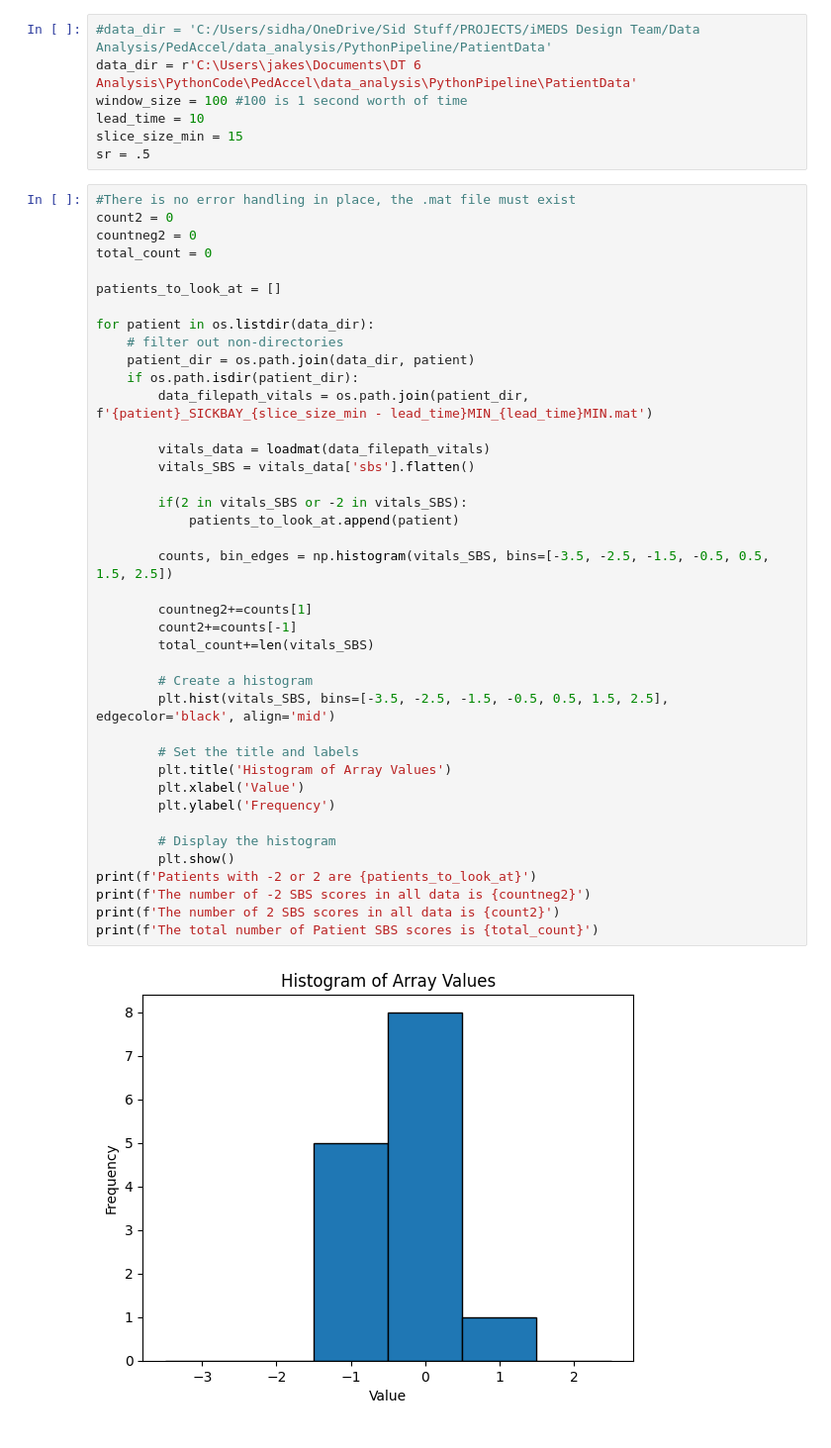
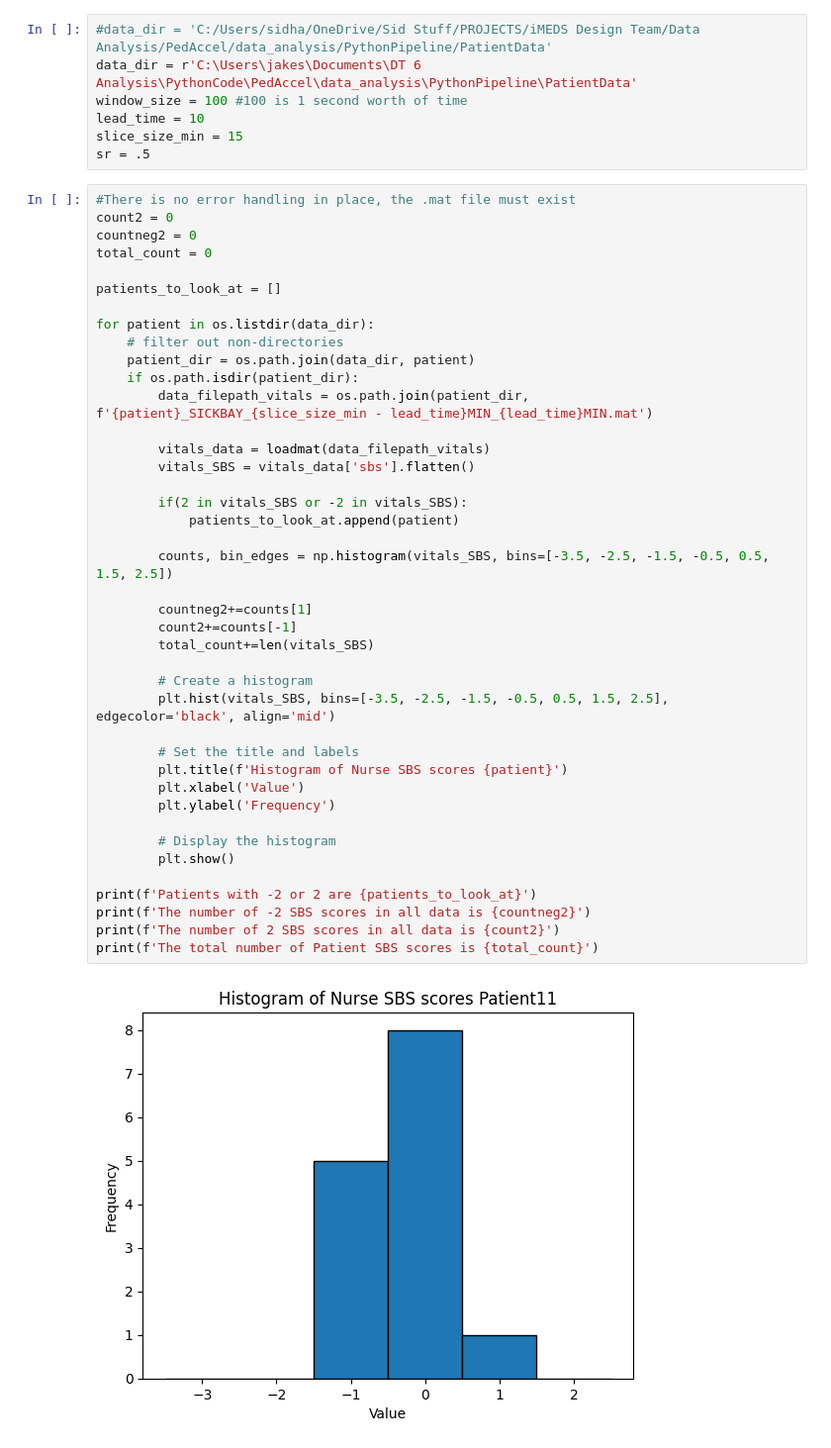
Before and after one commit to fyng/PedAccel, a Jupyter notebook: data_analysis/PythonPipeline/Visualizations/SBS_Histograms.ipynb, the cells around one changed output. Shown at 99% size. Drawn from its saved outputs; the diff is of its cells as text.

Commit message:
Score distribution

```diff
--- a/data_analysis/PythonPipeline/Visualizations/SBS_Histograms.ipynb
+++ b/data_analysis/PythonPipeline/Visualizations/SBS_Histograms.ipynb
@@ -39,32 +39,33 @@ for patient in os.listdir(data_dir):
     patient_dir = os.path.join(data_dir, patient)
     if os.path.isdir(patient_dir):
         data_filepath_vitals = os.path.join(patient_dir, f'{patient}_SICKBAY_{slice_size_min - lead_time}MIN_{lead_time}MIN.mat')
 
         vitals_data = loadmat(data_filepath_vitals)
         vitals_SBS = vitals_data['sbs'].flatten()
 
         if(2 in vitals_SBS or -2 in vitals_SBS):
             patients_to_look_at.append(patient)
 
         counts, bin_edges = np.histogram(vitals_SBS, bins=[-3.5, -2.5, -1.5, -0.5, 0.5, 1.5, 2.5])
 
         countneg2+=counts[1]
         count2+=counts[-1]
         total_count+=len(vitals_SBS)
 
         # Create a histogram
         plt.hist(vitals_SBS, bins=[-3.5, -2.5, -1.5, -0.5, 0.5, 1.5, 2.5], edgecolor='black', align='mid')
 
         # Set the title and labels
-        plt.title('Histogram of Array Values')
+        plt.title(f'Histogram of Nurse SBS scores {patient}')
         plt.xlabel('Value')
         plt.ylabel('Frequency')
 
         # Display the histogram
         plt.show()
+
 print(f'Patients with -2 or 2 are {patients_to_look_at}')
 print(f'The number of -2 SBS scores in all data is {countneg2}')
 print(f'The number of 2 SBS scores in all data is {count2}')
 print(f'The total number of Patient SBS scores is {total_count}')
 # %% [output]
-[figure, old version]
+[figure, new version]
```
Also changed, not shown: parts of 2 cells of this notebook.
